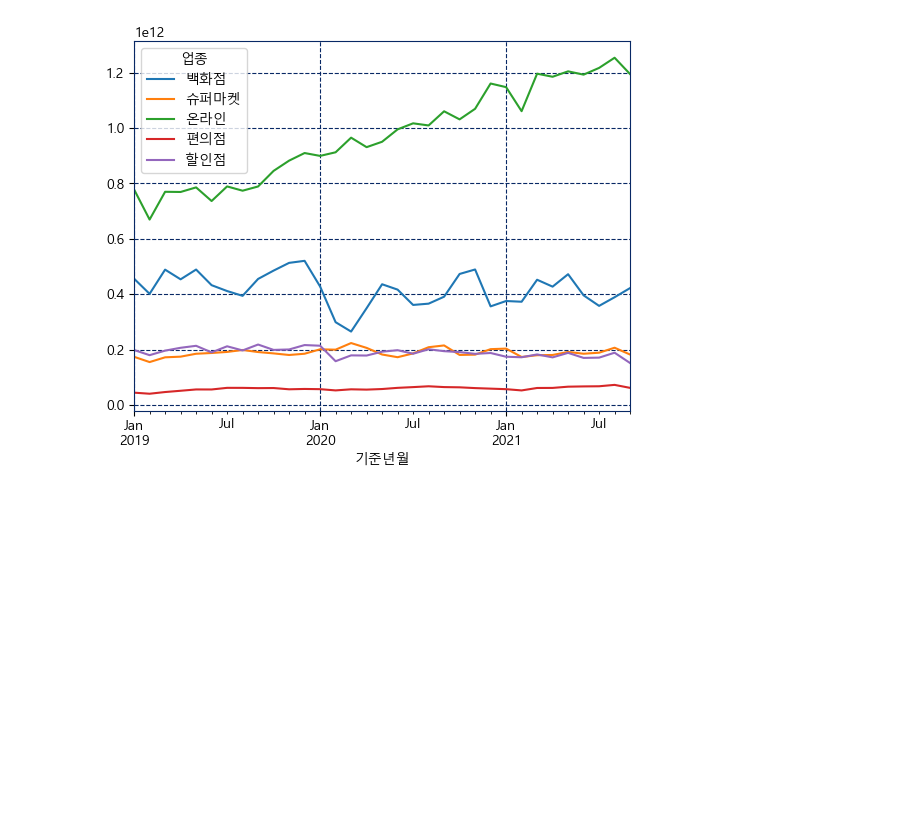
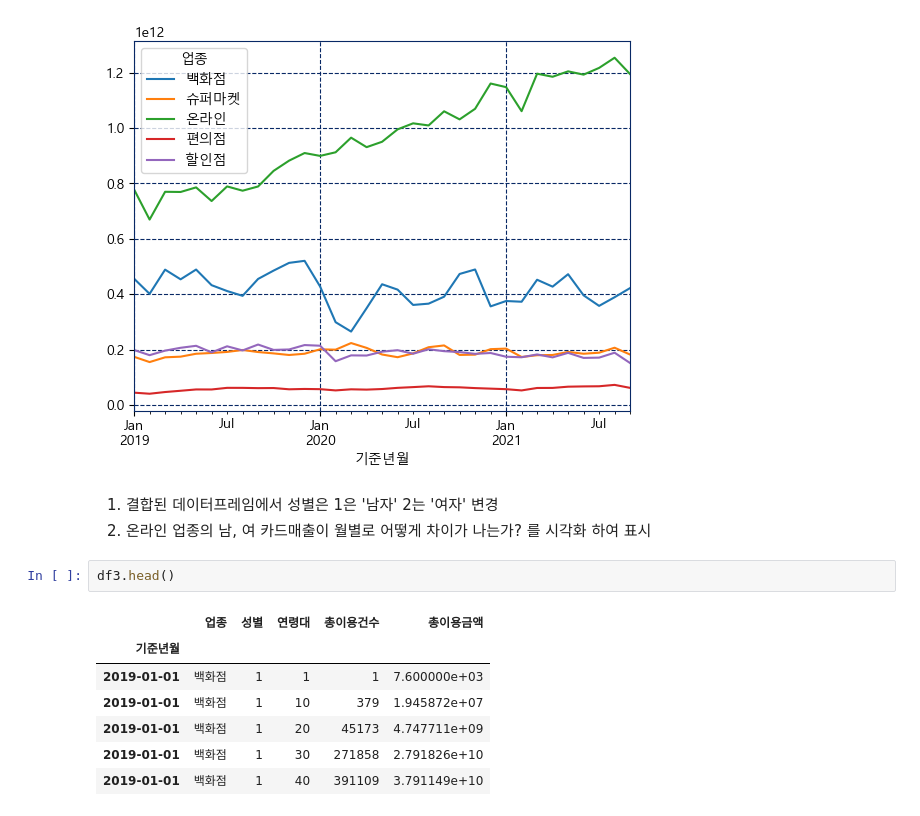
Before and after one commit to BDooHyun/ubion_python_class_01, a Jupyter notebook: 230425/03_matplotlib.ipynb, the cells around one changed output. Cells and saved outputs as stored; diff of their text form; blank space fills up the shorter version.

```diff
--- a/230425/03_matplotlib.ipynb
+++ b/230425/03_matplotlib.ipynb
@@ -407,3 +409,16 @@ pivot_data.plot.line()
 # %% [output]
 <Axes: xlabel='기준년월'>
 [figure]
+# %% [markdown]
+1. 결합된 데이터프레임에서 성별은 1은 '남자' 2는 '여자' 변경
+2. 온라인 업종의 남, 여 카드매출이 월별로 어떻게 차이가 나는가? 를 시각화 하여 표시
+# %%
+df3.head()
+# %% [output]
+|  | 업종 | 성별 | 연령대 | 총이용건수 | 총이용금액 |
+| 기준년월 |  |  |  |  |  |
+| 2019-01-01 | 백화점 | 1 | 1 | 1 | 7.600000e+03 |
+| 2019-01-01 | 백화점 | 1 | 10 | 379 | 1.945872e+07 |
+| 2019-01-01 | 백화점 | 1 | 20 | 45173 | 4.747711e+09 |
+| 2019-01-01 | 백화점 | 1 | 30 | 271858 | 2.791826e+10 |
+| 2019-01-01 | 백화점 | 1 | 40 | 391109 | 3.791149e+10 |
```
Also changed, not shown: parts of 7 cells of this notebook, 1 other file.
